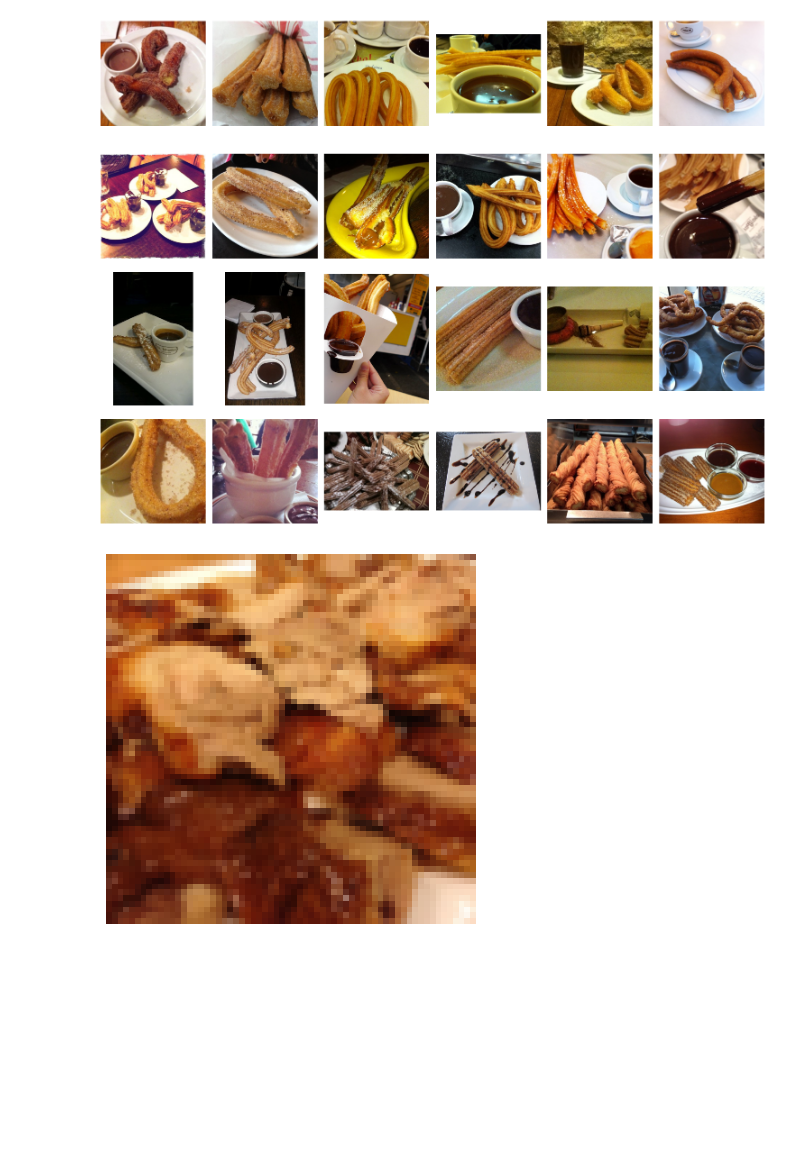
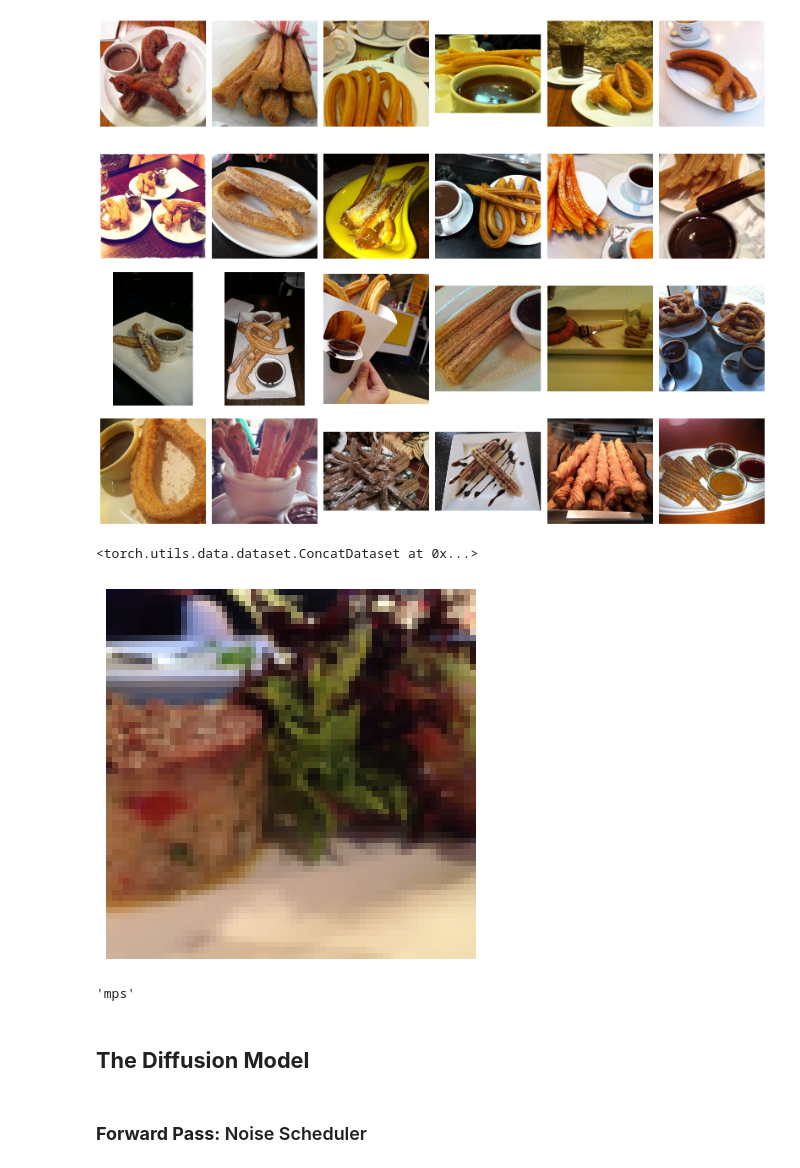
Before and after one commit to kanavgoyal898/noisOut, a Jupyter notebook: test.ipynb, the cells around one changed output. Cells and saved outputs as stored; diff of their text form; code cells hidden in the pictures; blank space fills up the shorter version.

Commit message:
implement noise scheduler

```diff
--- a/test.ipynb
+++ b/test.ipynb
@@ -17,7 +17,7 @@ torch.manual_seed(0)
 # %% [output]
 <torch._C.Generator at 0x...>
 # %%
-DATA = './data'
+DATA_DIRECTORY = './data'
 IMG_SIZE = 64
 BATCH_SIZE = 64
 # %%
@@ -44,7 +41,7 @@ show_images(data)
 # %% [output]
 [figure]
 # %%
-def load_transformed_dataset(root=DATA, img_size=IMG_SIZE):
+def load_transformed_dataset(root, img_size):
     data_transforms = torchvision.transforms.Compose([
         torchvision.transforms.Resize((img_size, img_size)),
         torchvision.transforms.RandomHorizontalFlip(),
@@ -57,28 +54,38 @@ def load_transformed_dataset(root=DATA, img_size=IMG_SIZE):
 
     return torch.utils.data.ConcatDataset([data_train, data_test])
 
-data = load_transformed_dataset()
+data = load_transformed_dataset(DATA_DIRECTORY, IMG_SIZE)
+data
+# %% [output]
+<torch.utils.data.dataset.ConcatDataset at 0x...>
 # %%
 def show_tensor_image(images):
     reverse_transforms = torchvision.transforms.Compose([
         torchvision.transforms.Lambda(lambda t: t.permute(1, 2, 0)),            # (C, H, W) -> (H, W, C)
         torchvision.transforms.Lambda(lambda t: (t+1)/2),                       # range: [0, 1] numpy image
         torchvision.transforms.Lambda(lambda t: t * 255.),                      # range: [0, 255] numpy image
         torchvision.transforms.Lambda(lambda t: t.numpy().astype(np.uint8)),    # scalar image
         torchvision.transforms.ToPILImage(),
     ])
 
     if len(images.shape) == 3:
         images = images.unsqueeze(0)    # add batch dimension (B, H, W, C)
 
-    idx = random.randint(0, images.shape[0]-1)
-    sample_image = reverse_transforms(images[idx])
+    sample_image = reverse_transforms(images[-1])
     plt.imshow(sample_image)
     plt.axis('off')
-    plt.show()
 
 data_loader = torch.utils.data.DataLoader(data, batch_size=BATCH_SIZE, shuffle=True, drop_last=True)
-images = next(iter(data_loader))        # get a batch of images ((B, C, H, W), labels)
-show_tensor_image(images[0])
+images, labels = next(iter(data_loader))        # get a batch of images ((B, C, H, W), labels)
+show_tensor_image(images)
 # %% [output]
-[figure, old version]
+[figure, new version]
+# %%
+device = 'cuda' if torch.cuda.is_available() else 'mps' if torch.backends.mps.is_available() else 'cpu'
+device
+# %% [output]
+'mps'
+# %% [markdown]
+## **The Diffusion Model**
+# %% [markdown]
+### **Forward Pass:** Noise Scheduler
```
Also changed, not shown: parts of 9 cells of this notebook.
